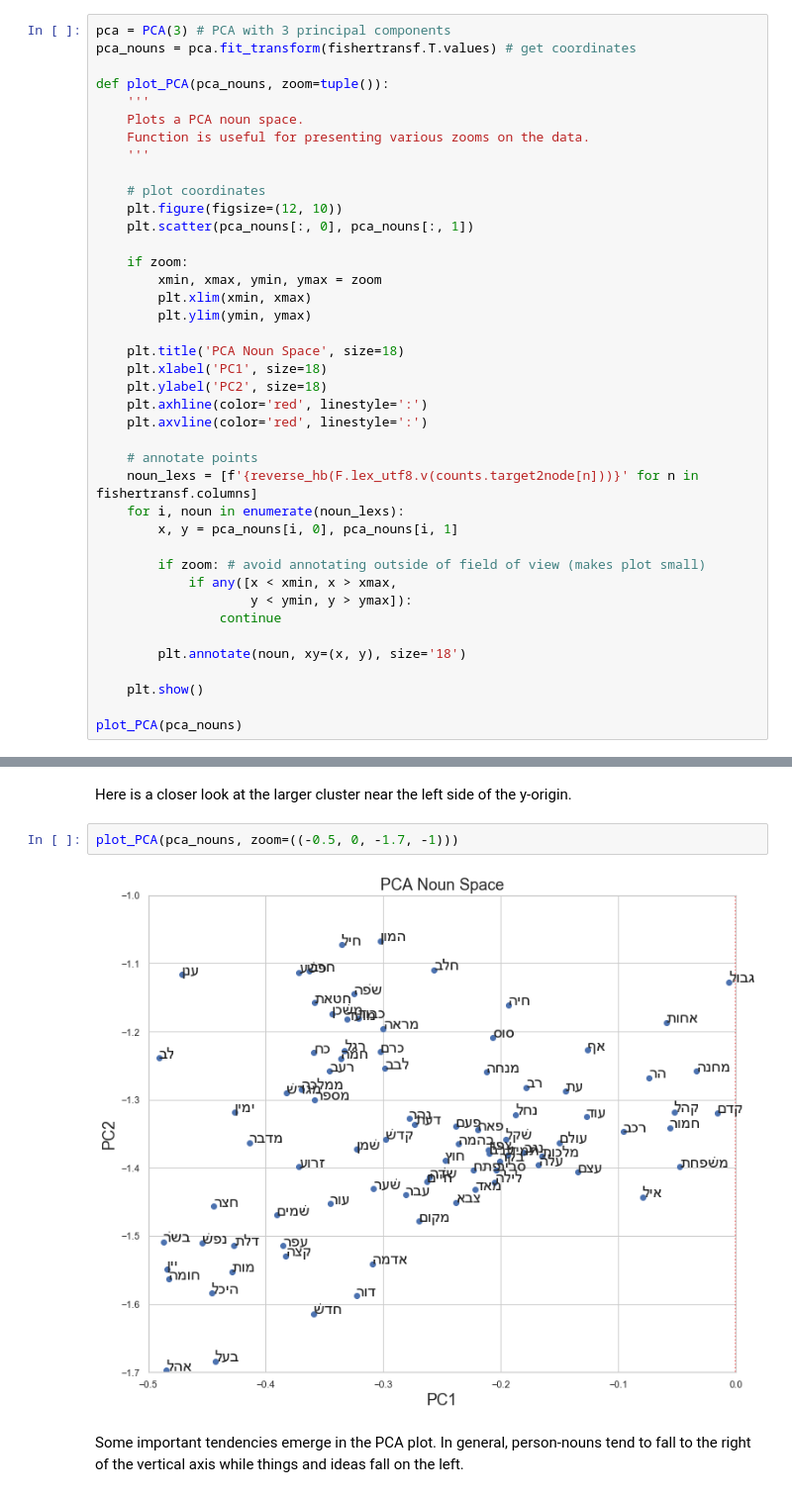
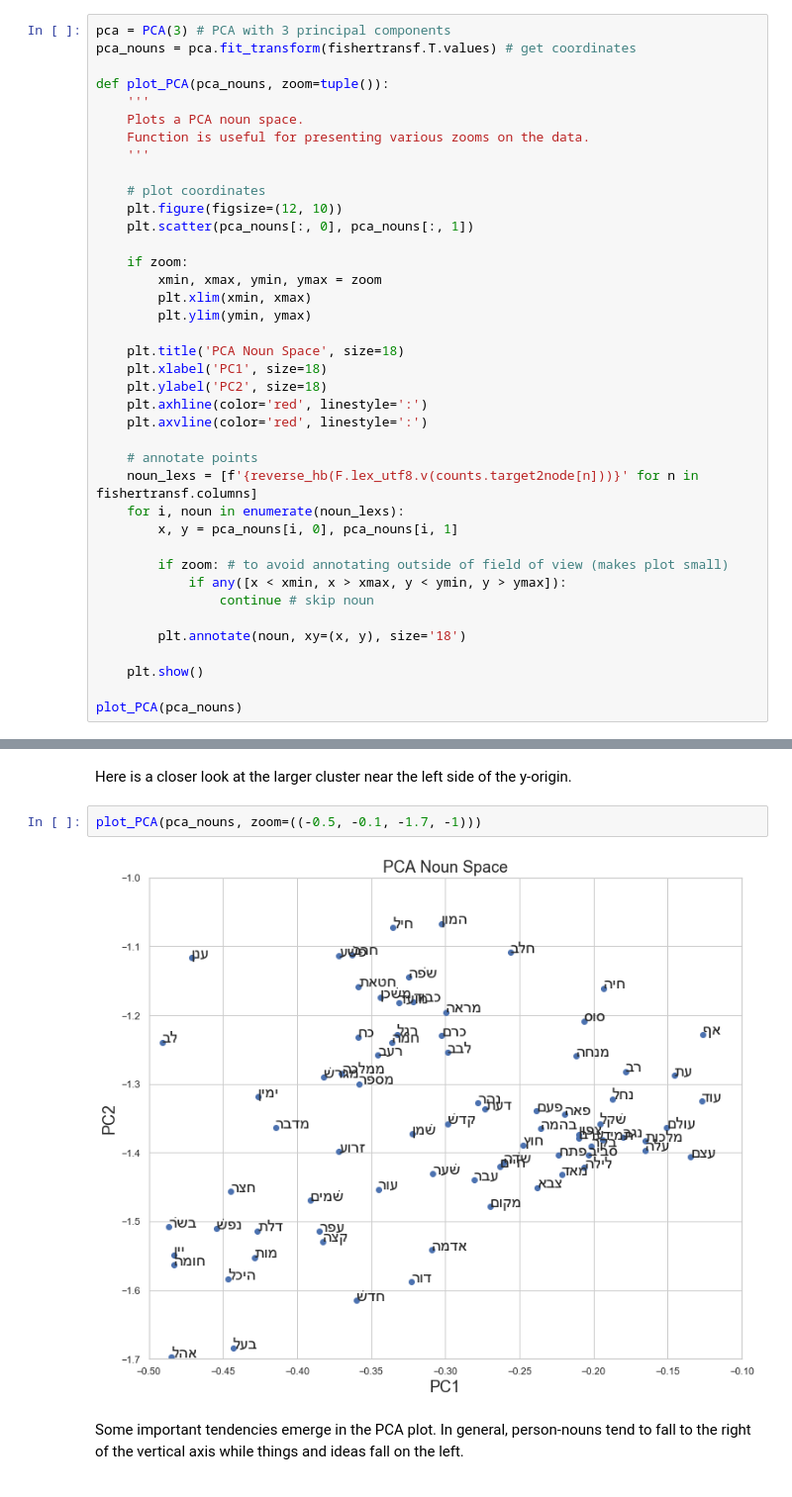
Before and after one commit to codykingham/noun_semantics, a Jupyter notebook: analysis/noun_semantics.ipynb, the cells around one changed output, grey strips where cells are left out. Shown at 99% size. Cells and saved outputs as stored; diff of their text form.

```diff
--- a/analysis/noun_semantics.ipynb
+++ b/analysis/noun_semantics.ipynb
@@ -606,10 +606,9 @@ def plot_PCA(pca_nouns, zoom=tuple()):
     for i, noun in enumerate(noun_lexs):
         x, y = pca_nouns[i, 0], pca_nouns[i, 1]
 
-        if zoom: # avoid annotating outside of field of view (makes plot small)
-            if any([x < xmin, x > xmax,
-                    y < ymin, y > ymax]):
-                continue
+        if zoom: # to avoid annotating outside of field of view (makes plot small)
+            if any([x < xmin, x > xmax, y < ymin, y > ymax]):
+                continue # skip noun
 
         plt.annotate(noun, xy=(x, y), size='18')
 
@@ -643,9 +646,9 @@ plot_PCA(pca_nouns, zoom=((-2, 0, -2.5, 0)))
 # %% [markdown]
 Here is a closer look at the larger cluster near the left side of the y-origin.
 # %%
-plot_PCA(pca_nouns, zoom=((-0.5, 0, -1.7, -1)))
+plot_PCA(pca_nouns, zoom=((-0.5, -0.1, -1.7, -1)))
 # %% [output]
-[figure, old version]
+[figure, new version]
 # %% [markdown]
 Some important tendencies emerge in the PCA plot. In general, person-nouns tend to fall to the right of the vertical axis while things and ideas fall on the left.
 # %% [markdown]
```
Also changed, not shown: parts of 6 cells of this notebook, 1 other file.
